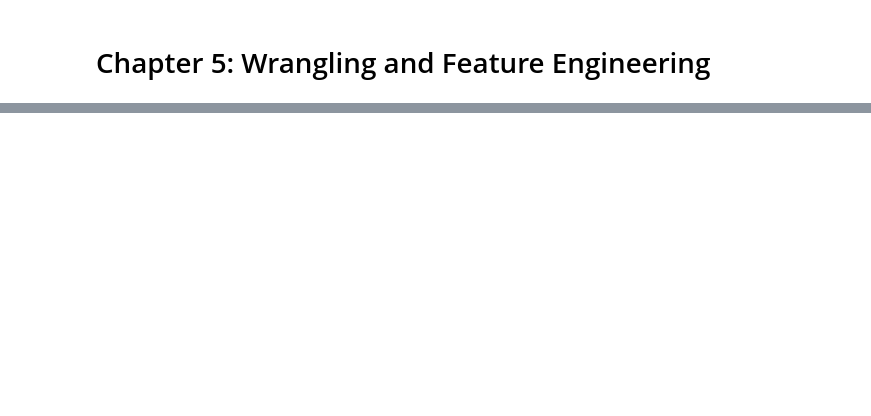
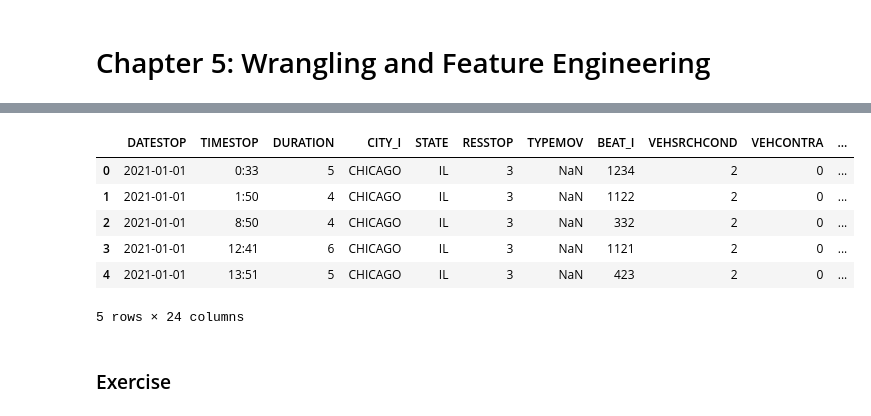
Before and after one commit to rahimrasool/CAN_textbook, a Jupyter notebook: _sources/content/01/Chapter5.ipynb, the cells around one changed output, grey strips where cells are left out. Saved outputs shown, nothing was run; the diff lists cells and outputs as text; code cells hidden in the pictures; blank space fills up the shorter version.

```diff
--- a/_sources/content/01/Chapter5.ipynb
+++ b/_sources/content/01/Chapter5.ipynb
@@ -27,0 +118,9 @@ Comments: Replace Veil of darkness analysis with something shown in the plots
+# %%
+# Setting default state
+stops_filtered['DrugsFound'] = True
+# Remember, inplace=True performs the operation in place in data
+stops_filtered['DrugsFound'].where(stops_filtered['VEHDRUGS'] == 1, False, inplace=True)
+# %%
+# Similarly we'll repeat the operation for if Weapons were found
+stops_filtered['WeaponsFound'] = True
+stops_filtered['WeaponsFound'].where(stops_filtered['VEHWEAP'] == 1, False, inplace=True)
@@ -27,0 +175,18 @@ Comments: Replace Veil of darkness analysis with something shown in the plots
+# %%
+# One-hot encode DRRACE
+stops_filtered['DRRACE'].astype('category')
+stops_filtered = pd.get_dummies(stops_filtered, columns = ['DRRACE'])
+# %%
+# scroll to the end to view the newly created variables.
+# Also note that by default get_dummies() removes the original variable 'DRRACE'
+stops_filtered.head()
+# %% [output]
+|  | DATESTOP | TIMESTOP | DURATION | CITY_I | STATE | RESSTOP | TYPEMOV | BEAT_I | VEHSRCHCOND | VEHCONTRA | ... |
+| 0 | 2021-01-01 | 0:33 | 5 | CHICAGO | IL | 3 | NaN | 1234 | 2 | 0 | ... |
+| 1 | 2021-01-01 | 1:50 | 4 | CHICAGO | IL | 3 | NaN | 1122 | 2 | 0 | ... |
+| 2 | 2021-01-01 | 8:50 | 4 | CHICAGO | IL | 3 | NaN | 332 | 2 | 0 | ... |
+| 3 | 2021-01-01 | 12:41 | 6 | CHICAGO | IL | 3 | NaN | 1121 | 2 | 0 | ... |
+| 4 | 2021-01-01 | 13:51 | 5 | CHICAGO | IL | 3 | NaN | 423 | 2 | 0 | ... |
+5 rows × 24 columns
+# %% [markdown]
+### Exercise
```
Also changed, not shown: parts of 29 cells of this notebook, 21 other files.
